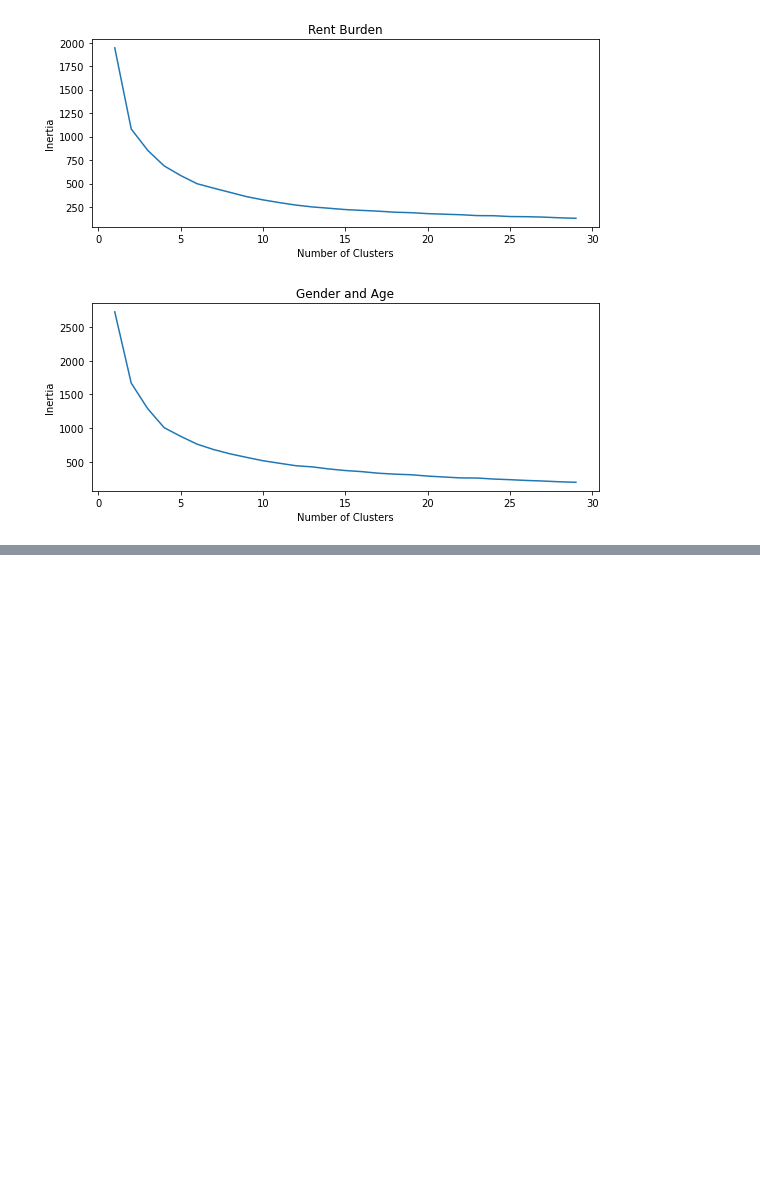
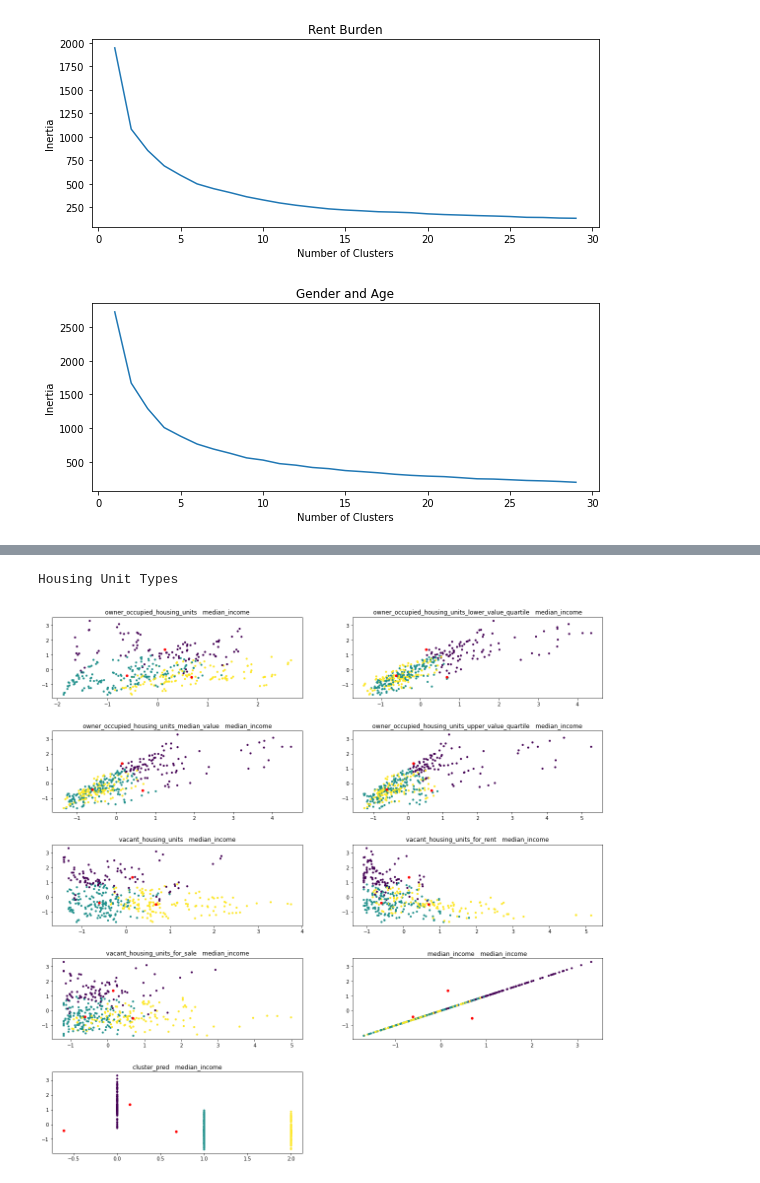
Before and after one commit to Yukti-K/7Park, a Jupyter notebook: Yukti/7park_group_features_kmeans.ipynb, the cells around one changed output, grey strips where cells are left out. Saved outputs shown, nothing was run; the diff lists cells and outputs as text; code cells hidden in the pictures; blank space fills up the shorter version.

```diff
--- a/Yukti/7park_group_features_kmeans.ipynb
+++ b/Yukti/7park_group_features_kmeans.ipynb
@@ -899,0 +667,19 @@ zriall=zriall[~missingMetros]
+# %%
+print(kmeanGroupingNames[2])
+k_means_new2=KMeans(3)
+k_means_new2.fit(x_std[kmeangroupings[2]])
+cluster_new2=x_std[kmeangroupings[2]].copy()
+cluster_new2['cluster_pred']=k_means_new2.fit_predict(x_std[kmeangroupings[2]])
+plt.figure(figsize=(20,20))  # change the size of figure!
+i=0
+for col in cluster_new2.columns:
+    plt.subplot(5,2, i+1)
+    plt.title(col+"   "+"median_income")
+    centers2 = k_means_new2.cluster_centers_
+    plt.scatter(cluster_new2[col],cluster_new2["median_income"], c=cluster_new2["cluster_pred"],s=10)
+    plt.scatter(centers2[:, 0], centers2[:, 1], c='red', s=20);
+    plt.subplots_adjust(left=None, bottom=None, right=None, top=None, wspace=None, hspace=0.4)
+    i+=1
+# %% [output]
+Housing Unit Types
+[figure, added]
```
Also changed, not shown: parts of 42 cells of this notebook.
